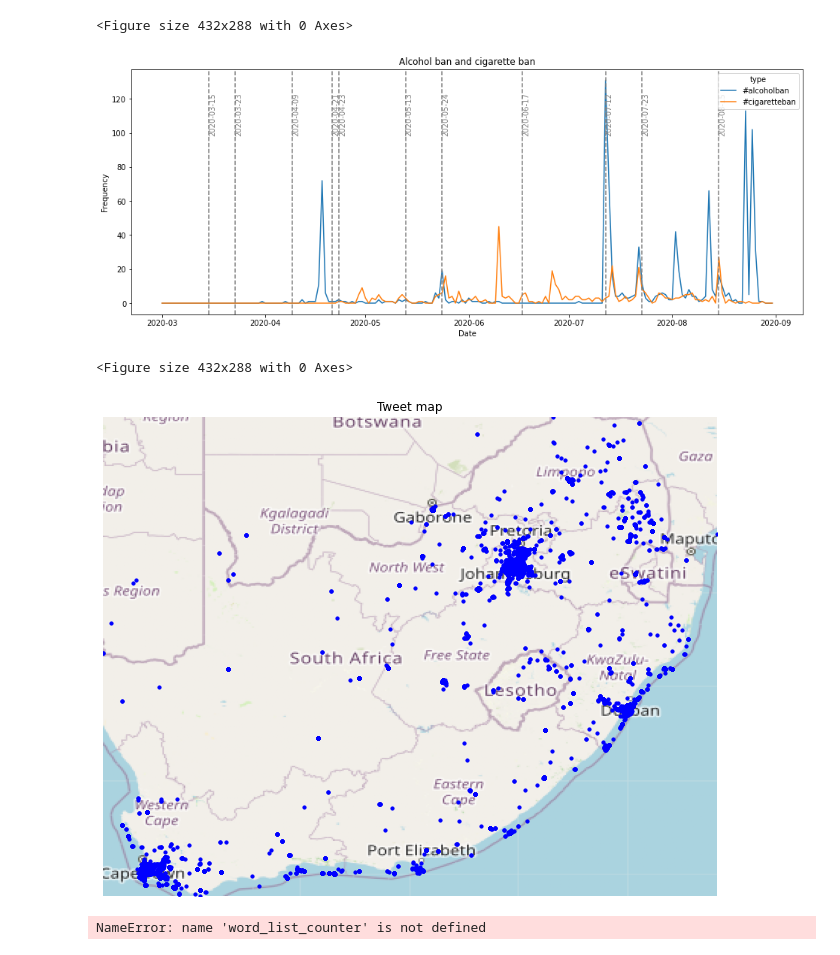
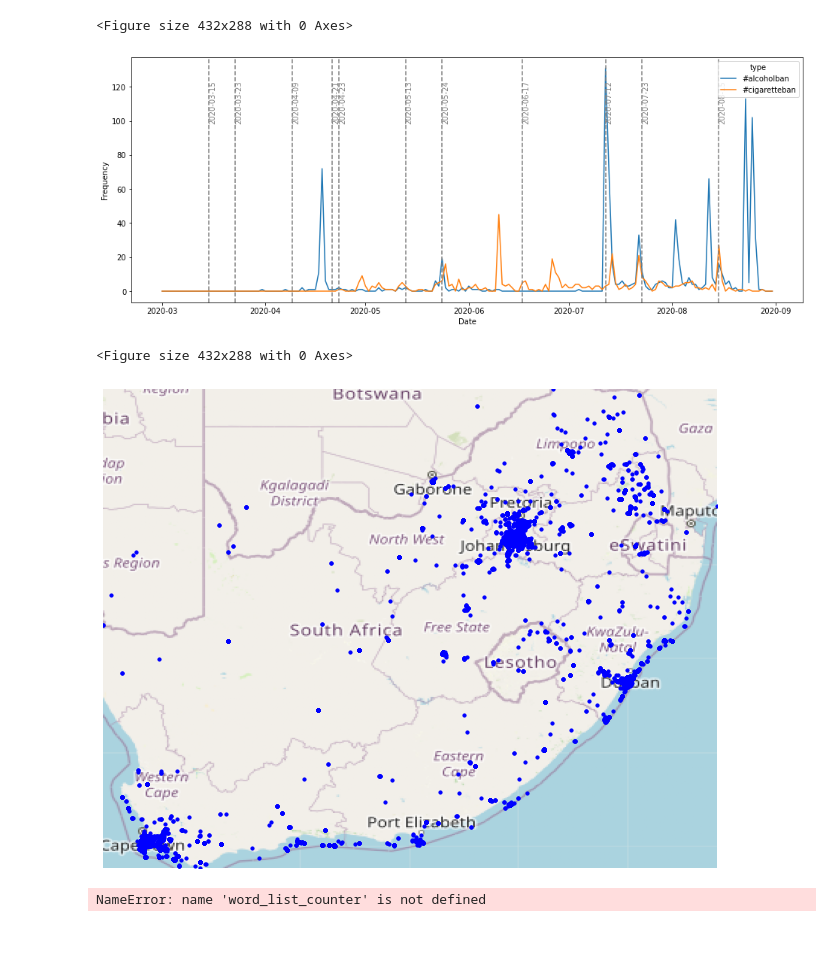
Before and after one commit to tomashege/research_project, a Jupyter notebook: Tomas/notebooks/tweet_analysis.ipynb, the cells around one changed output. Saved outputs shown, nothing was run; the diff lists cells and outputs as text; code cells hidden in the pictures.

```diff
--- a/Tomas/notebooks/tweet_analysis.ipynb
+++ b/Tomas/notebooks/tweet_analysis.ipynb
@@ -316,7 +316,7 @@ def get_time_line_of_hastages(find_word, pos):
                      x='date',
                      y='count',
                      color = 'orangered',
-                     linewidth = 1)
+                     linewidth = 2)
     p.set_xlabel("Date",fontsize=20)
     p.set_ylabel("Frequency",fontsize=20)
     #.get_figure().set_xlabel("Date",fontsize=20)
@@ -548,41 +548,41 @@ pres_speaks_dates =[
 for i in pres_speaks_dates:
     plt.axvline(i, c='grey', ls = "--", label = str(i))
     plt.text(i,99,i,rotation=90, c = "grey")
-plt.savefig("/Users/tomashegewisch/research_project/Tomas/charts/hastag_sentiment_overlay/tweet_frequency_cb_ab.png",dpi=300)
+plt.savefig("/Users/tomashegewisch/research_project/Tomas/charts/hastag_freq_overlay/tweet_frequency_cb_ab.png",dpi=300)
 plt.show()
 plt.clf()
 # %% [output]
-[figure, old version]
+[figure, new version]
 <Figure size 432x288 with 0 Axes>
 # %%
 #Show the collected tweets on a map
 places = []
 for i in tweets['place']:
     try:
         places.append(i['coordinates'])
     except:
         continue
 
 ruh_m = plt.imread('/Users/tomashegewisch/research_project/Tomas/data/map.png')
 map_points = pd.DataFrame(places)
 map_points.columns = ['latitude', 'longitude']
 
 #Latitude: -28.4793 Longitude: 24.6727.
 
 fig, ax = plt.subplots(figsize = (11,10))
 ax.scatter(map_points.longitude, map_points.latitude, zorder=1, alpha= 1, c='blue', s=10)
 
 BBox = ((map_points.longitude.min(),   map_points.longitude.max(),
          map_points.latitude.min(), map_points.latitude.max()))
 #print(BBox)
-ax.set_title('Tweet map')
+
 ax.set_xlim(BBox[0],BBox[1])
 ax.set_ylim(BBox[2],BBox[3])
 ax.axis("off")
 ax.imshow(ruh_m, zorder=0, extent = BBox, aspect= 'equal')
 plt.savefig("/Users/tomashegewisch/research_project/Tomas/charts/tweet_Map.png",dpi=400)
 # %% [output]
-[figure, old version]
+[figure, new version]
 # %%
 #word Cloud all words... no hash tags .. no mentions
 from wordcloud import WordCloud, STOPWORDS
```
Also changed, not shown: parts of 1 cell of this notebook, 15 other files.
